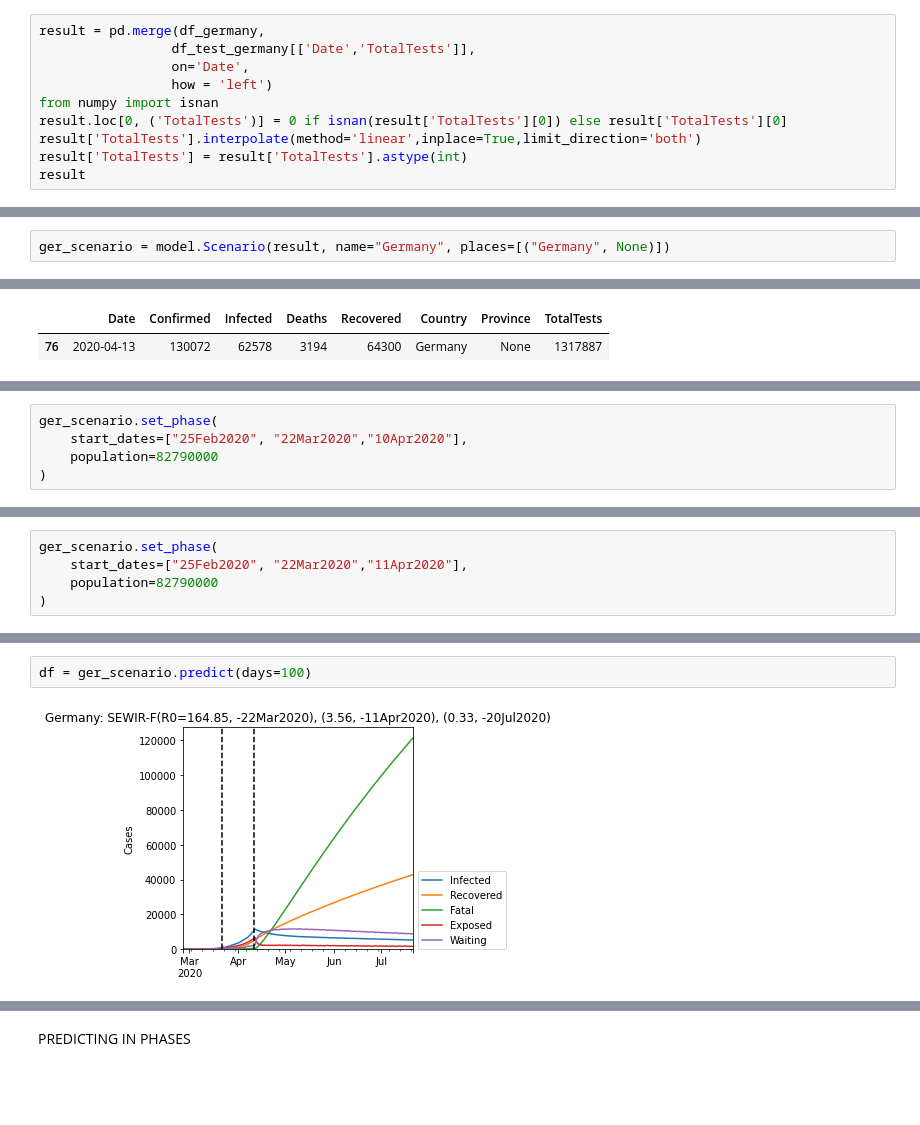
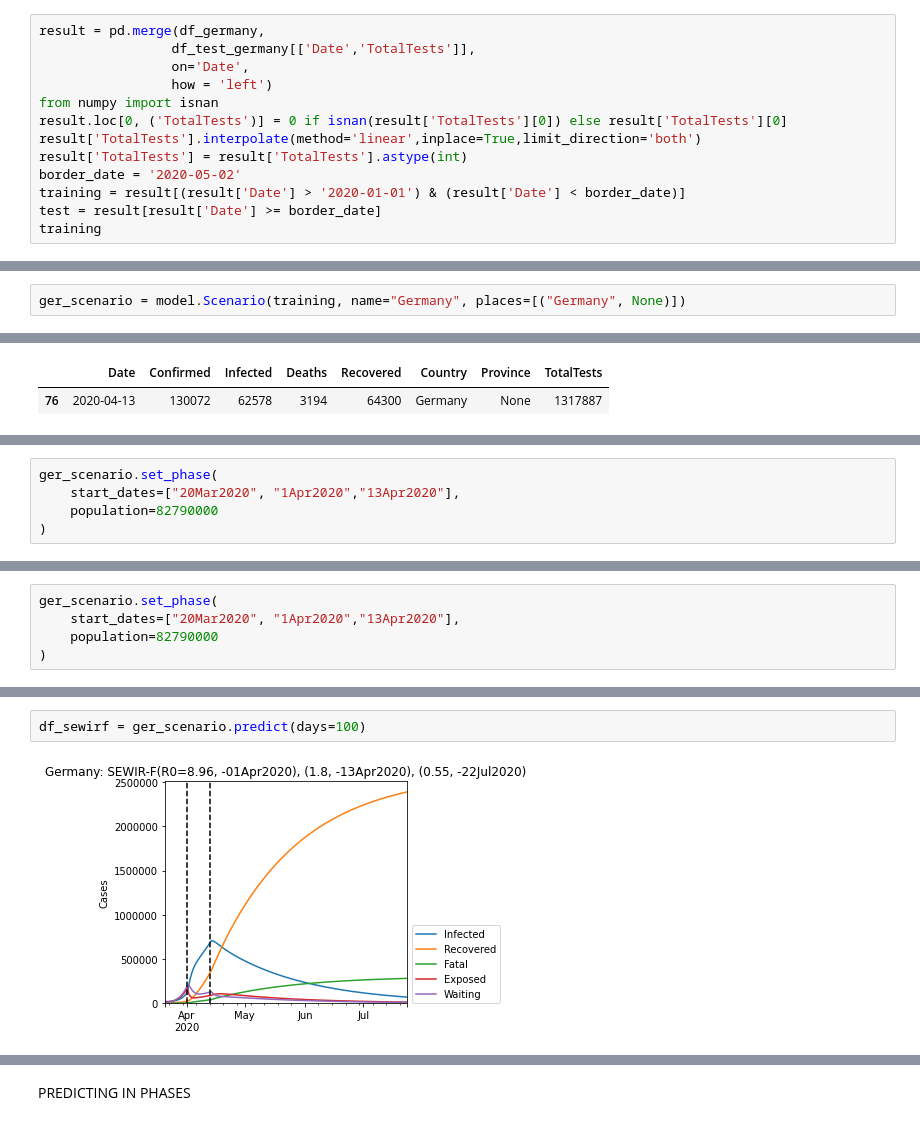
Before and after one commit to Fudalinm/EpidemicSpreadModels, a Jupyter notebook: notebooks/Germany.ipynb, the cells around one changed output, grey strips where cells are left out. Cells and saved outputs as stored; diff of their text form; blank space fills up the shorter version.

```diff
--- a/notebooks/Germany.ipynb
+++ b/notebooks/Germany.ipynb
@@ -91,7 +92,10 @@ from numpy import isnan
 result.loc[0, ('TotalTests')] = 0 if isnan(result['TotalTests'][0]) else result['TotalTests'][0]
 result['TotalTests'].interpolate(method='linear',inplace=True,limit_direction='both')
 result['TotalTests'] = result['TotalTests'].astype(int)
-result
+border_date = '2020-05-02'
+training = result[(result['Date'] > '2020-01-01') & (result['Date'] < border_date)]
+test = result[result['Date'] >= border_date]
+training
 # %% [output]
 |  | Date | Confirmed | Infected | Deaths | Recovered | Country | Province | TotalTests |
 | 0 | 2020-01-28 | 4 | 4 | 0 | 0 | Germany | None | 0 |
@@ -109,5 +124,5 @@ result
 # %%
-ger_scenario = model.Scenario(result, name="Germany", places=[("Germany", None)])
+ger_scenario = model.Scenario(training, name="Germany", places=[("Germany", None)])
 # %%
 ger_scenario.show_record().tail()
 # %% [output]
@@ -137,6 +154,6 @@ result.loc[result['Date'] == '2020-04-13']
 # %%
 ger_scenario.set_phase(
-    start_dates=["25Feb2020", "22Mar2020","10Apr2020"],
+    start_dates=["20Mar2020", "1Apr2020","13Apr2020"],
     population=82790000
 )
 # %% [output]
@@ -213,6 +225,6 @@ SEIR MODEL
 # %%
 ger_scenario.set_phase(
-    start_dates=["25Feb2020", "22Mar2020","11Apr2020"],
+    start_dates=["20Mar2020", "1Apr2020","13Apr2020"],
     population=82790000
 )
 # %% [output]
@@ -381,4 +381,4 @@ df.loc['2020-04-09':]
 # %%
-df = ger_scenario.predict(days=100)
+df_sewirf = ger_scenario.predict(days=100)
 # %% [output]
-[figure, old version]
+[figure, new version]
```
Also changed, not shown: parts of 51 cells of this notebook, 8 other files.
